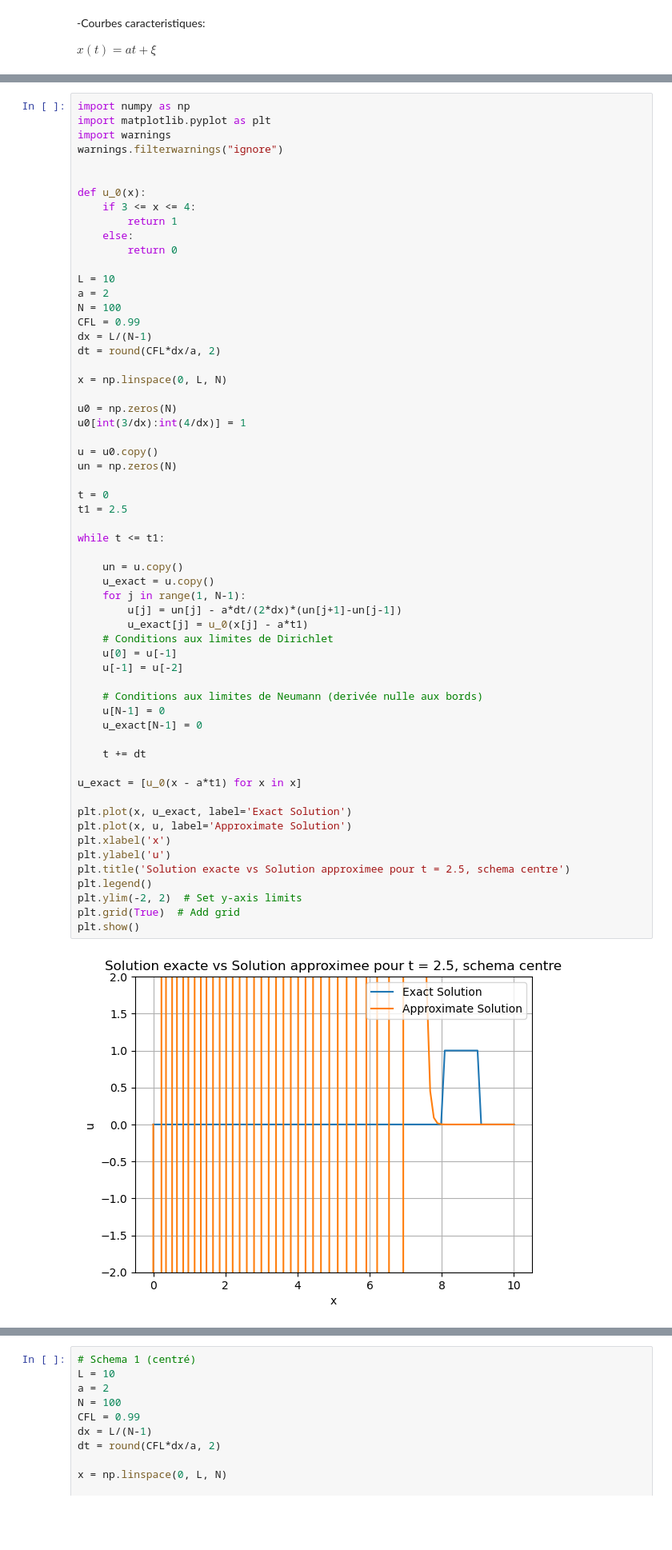
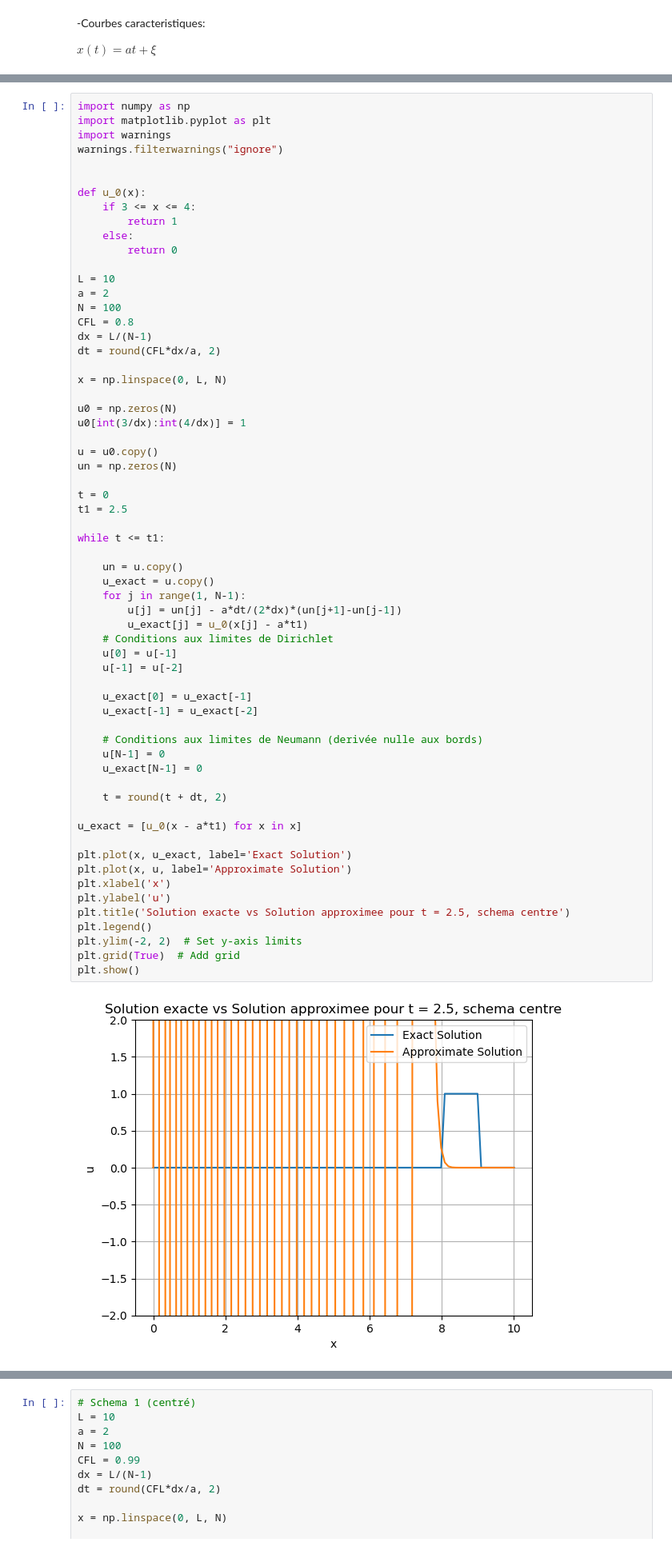
Before and after one commit to QuantBender/FiniteDifferenceMethodMiniProject, a Jupyter notebook: misc.ipynb, the cells around one changed output, grey strips where cells are left out. Shown at 80% size. Drawn from its saved outputs; the diff is of its cells as text; blank space fills up the shorter version.

```diff
--- a/misc.ipynb
+++ b/misc.ipynb
@@ -61,7 +66,7 @@ def u_0(x):
 L = 10
 a = 2
 N = 100
-CFL = 0.99
+CFL = 0.8
 dx = L/(N-1)
 dt = round(CFL*dx/a, 2)
 
@@ -77,32 +82,35 @@ t = 0
 t1 = 2.5
 
 while t <= t1:
 
     un = u.copy()
     u_exact = u.copy()
     for j in range(1, N-1):
         u[j] = un[j] - a*dt/(2*dx)*(un[j+1]-un[j-1])
         u_exact[j] = u_0(x[j] - a*t1)
     # Conditions aux limites de Dirichlet
     u[0] = u[-1]
     u[-1] = u[-2]
 
+    u_exact[0] = u_exact[-1]
+    u_exact[-1] = u_exact[-2]
+
     # Conditions aux limites de Neumann (derivée nulle aux bords)
     u[N-1] = 0
     u_exact[N-1] = 0
 
-    t += dt
+    t = round(t + dt, 2)
 
 u_exact = [u_0(x - a*t1) for x in x]
 
 plt.plot(x, u_exact, label='Exact Solution')
 plt.plot(x, u, label='Approximate Solution')
 plt.xlabel('x')
 plt.ylabel('u')
 plt.title('Solution exacte vs Solution approximee pour t = 2.5, schema centre')
 plt.legend()
 plt.ylim(-2, 2)  # Set y-axis limits
 plt.grid(True)  # Add grid
 plt.show()
 # %% [output]
-[figure, old version]
+[figure, new version]
```
Also changed, not shown: parts of 8 cells of this notebook, 2 other files.
